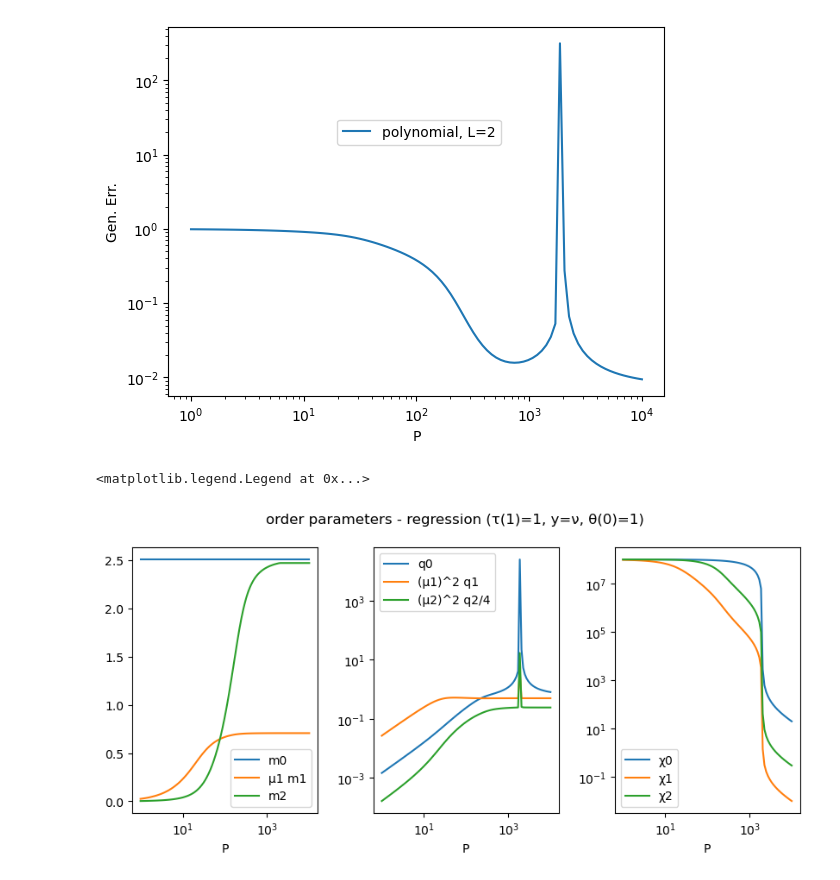
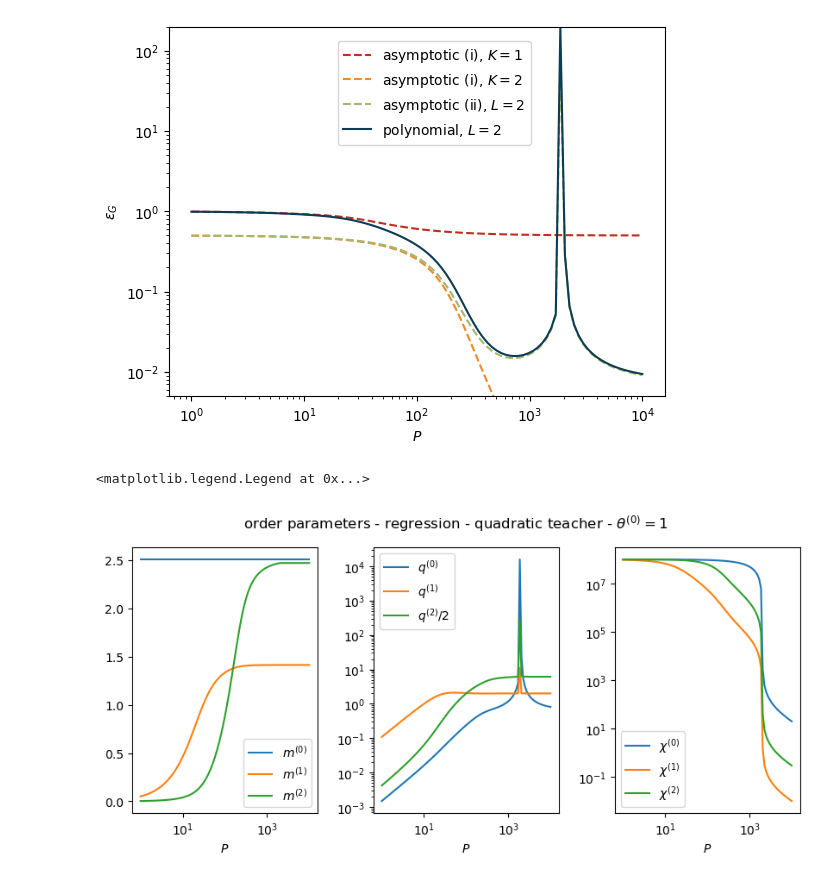
Before and after one commit to MauroPastore/RandomFeatures, a Jupyter notebook: saddlePoint.ipynb, the cells around one changed output. Drawn from its saved outputs; the diff is of its cells as text; code cells hidden in the pictures.

```diff
--- a/saddlePoint.ipynb
+++ b/saddlePoint.ipynb
@@ -413,5 +419,5 @@ plCos.legend()
 # %%
-Ps = np.logspace(1,5,100)
+C_T2_Th0_Ps = np.logspace(1,5,100)
 maxstep = 1000
 
 C_T2_Th0_Egs = list()
@@ -430,7 +436,7 @@ C_T2_Th0_χ3s = list()
 C_T2_Th0_m0s = list()
 C_T2_Th0_m1s = list()
 C_T2_Th0_m2s = list()
-for p in Ps:
+for p in C_T2_Th0_Ps:
     hχ,hq,hm,hχ0,hq0,χ,q,m,χ0,q0,m0,χStar,qStar,mStar,tStar = saddle(10**4,p,3,np.array([0,1/np.sqrt(2),1/np.sqrt(2),0]),maxstep)
     C_T2_Th0_Egs.append(EgClas(mStar,qStar))
     C_T2_Th0_q0s.append(q0)
@@ -621,5 +627,5 @@ plt.show()
 # %%
-Ps = np.logspace(0,4,100)
+C_T1_Th0_ReLU_Ps = np.logspace(0,4,100)
 maxstep = 500
 
 C_T1_Th0_ReLU_Egs = list()
@@ -636,7 +642,7 @@ C_T1_Th0_ReLU_χ2s = list()
 C_T1_Th0_ReLU_m0s = list()
 C_T1_Th0_ReLU_m1s = list()
 C_T1_Th0_ReLU_m2s = list()
-for p in Ps:
+for p in C_T1_Th0_ReLU_Ps:
     hχ,hq,hm,hχ0,hq0,χ,q,m,χ0,q0,m0,χStar,qStar,mStar,tStar = saddle(2*10**3,p,2,np.array([0,1,0,0]),maxstep,rate=.4,elu_relu=False,D=20)
     C_T1_Th0_ReLU_Egs.append(EgClas(mStar,qStar))
     C_T1_Th0_ReLU_q0s.append(q0)
@@ -678,5 +684,5 @@ plt.show()
 # %%
-Ps = np.logspace(0,4,100)
+R_T1_Th0_Ps = np.logspace(0,4,100)
 maxstep = 500
 
 R_T1_Th0_Egs = list()
@@ -693,7 +699,7 @@ R_T1_Th0_χ2s = list()
 R_T1_Th0_m0s = list()
 R_T1_Th0_m1s = list()
 R_T1_Th0_m2s = list()
-for p in Ps:
+for p in R_T1_Th0_Ps:
     hχ,hq,hm,hχ0,hq0,χ,q,m,χ0,q0,m0,χStar,qStar,mStar,tS = saddle(2*10**3,p,2,np.array([0,1/np.sqrt(2),1/np.sqrt(2),0]),maxstep,rate=.4,elu_relu=False,D=20,y=0,yy=1,yν=1)
     R_T1_Th0_Egs.append(EgRegr(mStar,qStar,θ0=0,tStar=tS))
     R_T1_Th0_q0s.append(q0)
@@ -756,5 +762,5 @@ AT1plχ.legend()
 # %%
-Ps = np.logspace(0,4,100)
+R_T1_Th1_Ps = np.logspace(0,4,100)
 maxstep = 500
 
 R_T1_Th1_Egs = list()
@@ -771,7 +777,7 @@ R_T1_Th1_χ2s = list()
 R_T1_Th1_m0s = list()
 R_T1_Th1_m1s = list()
 R_T1_Th1_m2s = list()
-for p in Ps:
+for p in R_T1_Th1_Ps:
     hχ,hq,hm,hχ0,hq0,χ,q,m,χ0,q0,m0,χStar,qStar,mStar,tS = saddle(2*10**3,p,2,np.array([1,1/np.sqrt(2),1/np.sqrt(2),0]),maxstep,rate=.4,elu_relu=False,D=20,y=1,yy=2,yν=1)
     R_T1_Th1_Egs.append(EgRegr(mStar,qStar,θ0=1,tStar=tS))
     R_T1_Th1_q0s.append(q0)
@@ -790,41 +796,41 @@ for p in Ps:
     χStar,qStar,mStar,tS = saddleAsymptII(2*10**3,p,2,np.array([1,1/np.sqrt(2),1/np.sqrt(2),0]),maxstep,rate=.4,elu_relu=False,D=20,y=1,yy=2,yν=1)[-4:]
     R_T1_Th1_EgsAsII.append(EgRegr(mStar,qStar,θ0=1,tStar=tS))
 # %%
-plt.plot(Ps,np.array(R_T1_Th1_Egs),label="polynomial, L=2")
-# plt.plot(Ps,np.array(R_T1_Th1_EgsAsI1),'--',label="asymptotic (i), K = 1")
-# plt.plot(Ps,np.array(R_T1_Th1_EgsAsI2),'--',label="asymptotic (i), K = 2")
-# plt.plot(Ps,np.array(R_T1_Th1_EgsAsII),'--',label="asymptotic (ii), L = 2")
+plt.plot(R_T1_Th1_Ps,np.array(R_T1_Th1_EgsAsI1),'--',label=r"asymptotic (i), $K = 1$",color=CC1)
+plt.plot(R_T1_Th1_Ps,np.array(R_T1_Th1_EgsAsI2),'--',label=r"asymptotic (i), $K = 2$",color=CC2)
+plt.plot(R_T1_Th1_Ps,np.array(R_T1_Th1_EgsAsII),'--',label=r"asymptotic (ii), $L = 2$",color=CC3)
+plt.plot(R_T1_Th1_Ps,np.array(R_T1_Th1_Egs),label=r"polynomial, $L=2$",color=CC0)
 plt.xscale('log')
 plt.yscale('log')
-plt.xlabel('P')
-# plt.ylim((0.5,2))
-plt.ylabel('Gen. Err.')
+plt.xlabel(r'$P$')
+plt.ylim((5e-3,2e2))
+plt.ylabel(r'$\epsilon_G$')
 plt.legend(loc=(.34,.68))
 plt.show()
 # %% [output]
-[figure, old version]
+[figure, new version]
 # %%
 AT1fig,((AT1plM,AT1plQ,AT1plχ)) = plt.subplots(nrows=1,ncols=3,figsize=(10,4))
 plt.subplots_adjust(hspace=0,wspace=.3)
-AT1fig.suptitle("order parameters - regression (τ(1)=1, y=ν, θ(0)=1)" )
-AT1plQ.plot(Ps,np.array(R_T1_Th1_q0s),label="q0")
-AT1plQ.plot(Ps,np.array(R_T1_Th1_q1s)*μReLU[1]**2,label="(μ1)^2 q1")
-AT1plQ.plot(Ps,np.array(R_T1_Th1_q2s)*μReLU[2]**2/4,label="(μ2)^2 q2/4")
-AT1plM.plot(Ps,np.array(R_T1_Th1_m0s),label="m0")
-AT1plM.plot(Ps,np.array(R_T1_Th1_m1s)*μReLU[1],label="μ1 m1")
-AT1plM.plot(Ps,np.array(R_T1_Th1_m2s),label="m2")
-AT1plχ.plot(Ps,np.array(R_T1_Th1_χ0s),label="χ0")
-AT1plχ.plot(Ps,np.array(R_T1_Th1_χ1s),label="χ1")
-AT1plχ.plot(Ps,np.array(R_T1_Th1_χ2s),label="χ2")
+AT1fig.suptitle(r"order parameters - regression - quadratic teacher - $\theta^{(0)}=1$" )
+AT1plQ.plot(R_T1_Th1_Ps,np.array(R_T1_Th1_q0s),label=r"$q^{(0)}$")
+AT1plQ.plot(R_T1_Th1_Ps,np.array(R_T1_Th1_q1s),label=r"$q^{(1)}$")
+AT1plQ.plot(R_T1_Th1_Ps,np.array(R_T1_Th1_q2s),label=r"$q^{(2)}/2$")
+AT1plM.plot(R_T1_Th1_Ps,np.array(R_T1_Th1_m0s),label=r"$m^{(0)}$")
+AT1plM.plot(R_T1_Th1_Ps,np.array(R_T1_Th1_m1s),label=r"$m^{(1)}$")
+AT1plM.plot(R_T1_Th1_Ps,np.array(R_T1_Th1_m2s),label=r"$m^{(2)}$")
+AT1plχ.plot(R_T1_Th1_Ps,np.array(R_T1_Th1_χ0s),label=r"$\chi^{(0)}$")
+AT1plχ.plot(R_T1_Th1_Ps,np.array(R_T1_Th1_χ1s),label=r"$\chi^{(1)}$")
+AT1plχ.plot(R_T1_Th1_Ps,np.array(R_T1_Th1_χ2s),label=r"$\chi^{(2)}$")
 AT1plQ.set(xscale='log',yscale='log')
 AT1plM.set(xscale='log')
 AT1plχ.set(xscale='log',yscale='log')
-AT1plχ.set_xlabel('P')
-AT1plQ.set_xlabel('P')
-AT1plM.set_xlabel('P')
+AT1plχ.set_xlabel(r'$P$')
+AT1plQ.set_xlabel(r'$P$')
+AT1plM.set_xlabel(r'$P$')
 AT1plQ.legend()
 AT1plM.legend()
 AT1plχ.legend()
 # %% [output]
 <matplotlib.legend.Legend at 0x...>
-[figure, old version]
+[figure, new version]
```
Also changed, not shown: parts of 31 cells of this notebook.
